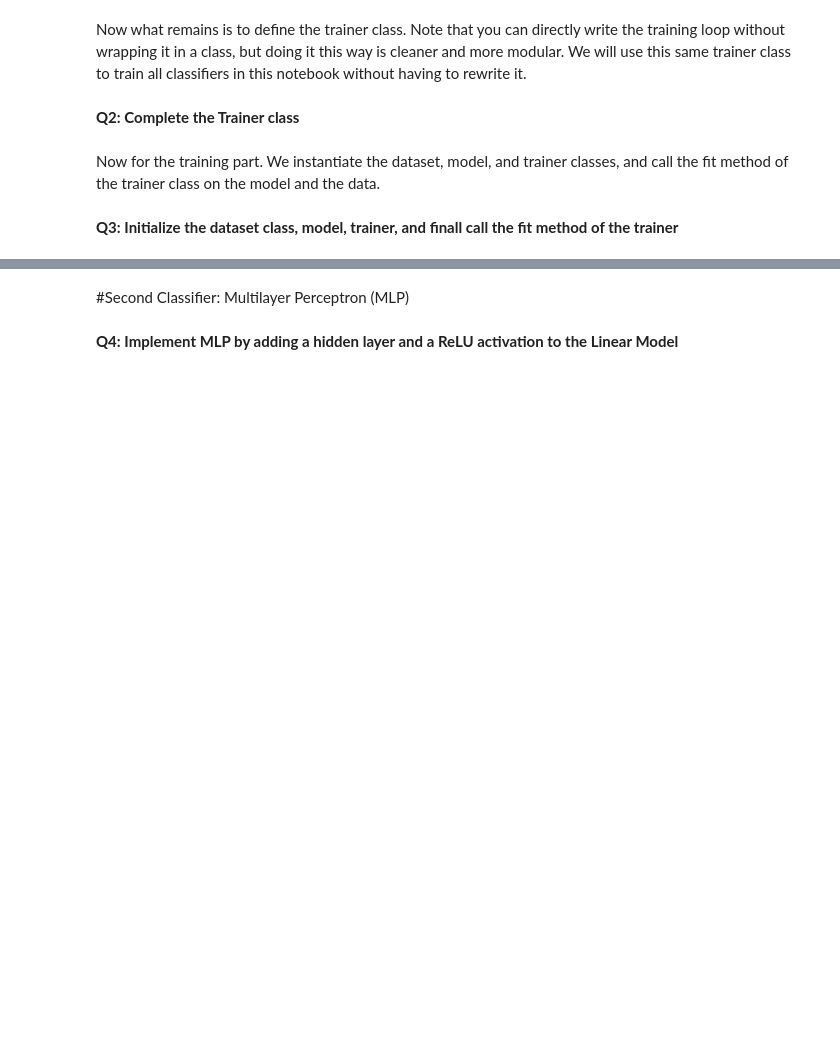
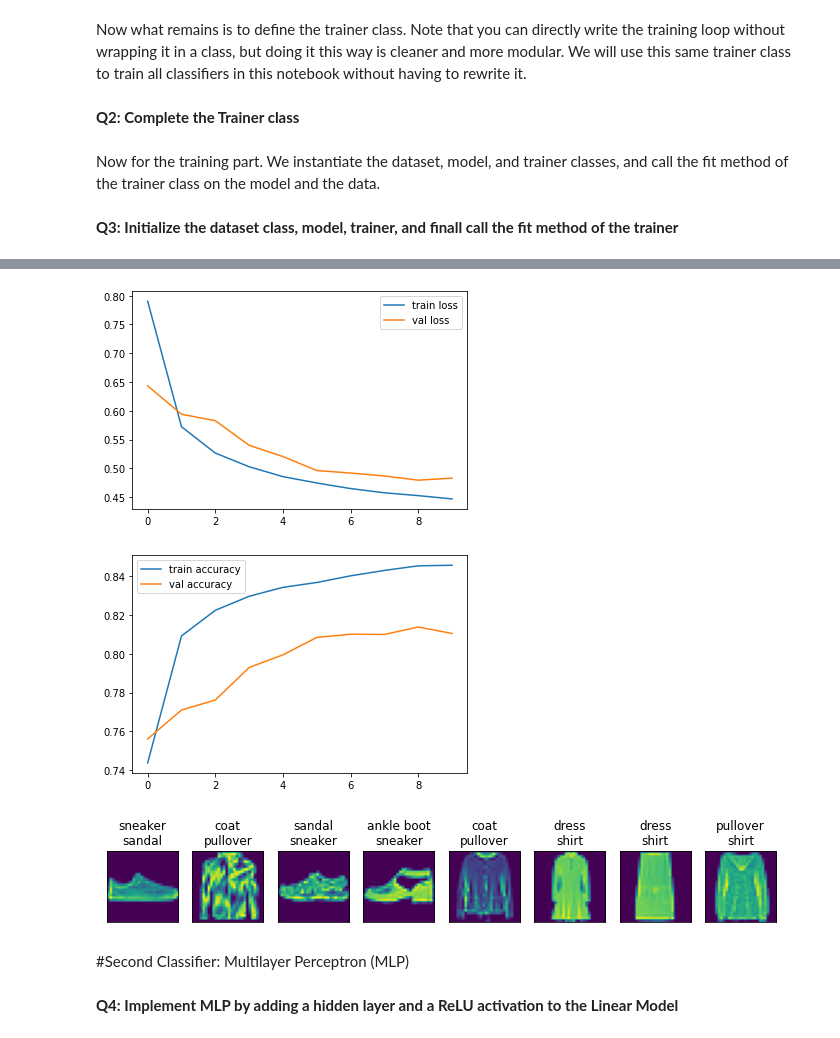
Before and after one commit to Hamada-Gado/IEEE-GUC-Deep-Learning-Tasks, a Jupyter notebook: IEEE_Session_3_Task.ipynb, the cells around one changed output, grey strips where cells are left out. Saved outputs shown, nothing was run; the diff lists cells and outputs as text; code cells hidden in the pictures; blank space fills up the shorter version.

```diff
--- a/IEEE_Session_3_Task.ipynb
+++ b/IEEE_Session_3_Task.ipynb
@@ -142,13 +167,13 @@ class SoftmaxRegression(nn.Module):
         self.num_outputs=num_outputs
         self.lr = lr
 
-
         self.net = nn.Sequential(
           #TODO: Add a nn.Flatten() layer
+          nn.Flatten(),
 
           #TODO: Add a nn.Linear layer after it with input 28*28
           #      and output=num_outputs
-
+          nn.Linear(28*28, num_outputs)
         )
 
     def forward(self, X):
@@ -210,7 +235,7 @@ class Trainer:
 
     def fit_epoch(self):
         #TODO: Call the train() method of self.model
-
+        self.model.train()
 
         running_loss = 0
         running_acc = 0
@@ -220,30 +245,32 @@ class Trainer:
             X, y = batch
 
             #TODO: Calculate y_hat by applying self.model on X
-            y_hat =
+            y_hat = self.model(X)
 
 
             #TODO: Calculate loss by calling self.model.loss
-            loss =
+            loss = self.model.loss(y_hat, y)
 
 
             #Accumulate loss each batch in running_loss
             running_loss += loss.item()
 
             #TODO: Get predictions by calling torch.argmax on y_hat with axis=1
-            predicted =
+            predicted = torch.argmax(y_hat, axis= 1)
 
             #Calculate average accuracy for a single batch
             running_acc += (predicted == y).sum().item() / self.batch_size
 
             #TODO: Zero out self.optim's gradient with the zero_grad() method
-
+            self.optim.zero_grad()
 
 
             #TODO: Call loss.backward
-
+            with torch.no_grad():
+              loss.backward()
 
             #TODO: Call self.optim's step method
+              self.optim.step()
 
 
         #Divide loss and accuracy by number of training batches per epoch
@@ -254,7 +281,7 @@ class Trainer:
         self.train_acc.append(running_acc)
 
         #TODO: Call the eval() method of self.model
-
+        self.model.eval()
 
 
         val_running_loss = 0
@@ -266,11 +293,11 @@ class Trainer:
                 X, y = batch
 
                 #TODO: Calculate y_hat by applying self.model on X
-                y_hat =
+                y_hat = self.model(X)
                 #TODO: Calculate loss by calling self.model.loss
-                loss =
+                loss = self.model.loss(y_hat, y)
                 #TODO: Get predictions by calling torch.argmax on y_hat with axis=1
-                predicted =
+                predicted = torch.argmax(y_hat, axis= 1)
 
                 val_running_acc += (predicted == y).sum().item() / self.batch_size
 
@@ -317,9 +344,11 @@ Now for the training part. We instantiate the dataset, model, and trainer classe
 # %% [markdown]
 **Q3: Initialize the dataset class, model, trainer, and finall call the fit method of the trainer**
 # %%
-data = #TODO: Instantiate the dataset class defined above with batch_size=256
-model = #TODO: Instantiate the model class with num_outputs=10 and lr=0.1
-trainer = #TODO: Instantiate the trainer class with max_epochs = 10
+data = FashionMNIST(batch_size= 256) #TODO: Instantiate the dataset class defined above with batch_size=256
+model = SoftmaxRegression(num_outputs= 10, lr= 0.1) #TODO: Instantiate the model class with num_outputs=10 and lr=0.1
+trainer = Trainer(max_epochs= 10) #TODO: Instantiate the trainer class with max_epochs = 10
 
 
 #TODO: Call the fit method of the trainer class
+trainer.fit(model, data)
+# %% [output]
@@ -326,3 +365,6 @@ trainer = #TODO: Instantiate the trainer class with max_epochs = 10
+[figure, added]
+[figure, added]
+[figure, added]
 # %% [markdown]
 #Second Classifier: Multilayer Perceptron (MLP)
 # %% [markdown]
```
Also changed, not shown: parts of 10 cells of this notebook.
